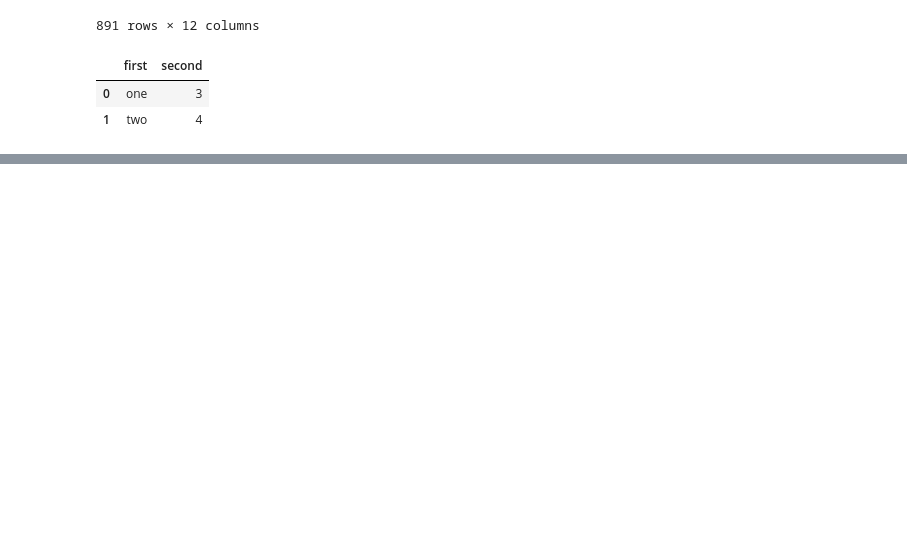
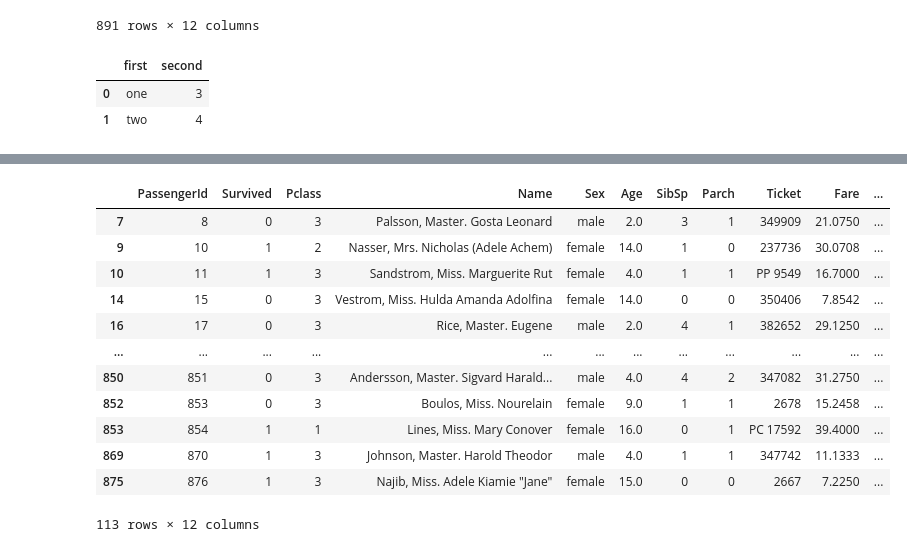
Before and after one commit to ns-m/data_analysis, a Jupyter notebook: Pandas_tutorial.ipynb, the cells around one changed output, grey strips where cells are left out. Saved outputs shown, nothing was run; the diff lists cells and outputs as text; code cells hidden in the pictures; blank space fills up the shorter version.

```diff
--- a/Pandas_tutorial.ipynb
+++ b/Pandas_tutorial.ipynb
@@ -34,0 +172,16 @@ df2
+# %%
+df[df['Age'] < 18]
+# %% [output]
+|  | PassengerId | Survived | Pclass | Name | Sex | Age | SibSp | Parch | Ticket | Fare | ... |
+| 7 | 8 | 0 | 3 | Palsson, Master. Gosta Leonard | male | 2.0 | 3 | 1 | 349909 | 21.0750 | ... |
+| 9 | 10 | 1 | 2 | Nasser, Mrs. Nicholas (Adele Achem) | female | 14.0 | 1 | 0 | 237736 | 30.0708 | ... |
+| 10 | 11 | 1 | 3 | Sandstrom, Miss. Marguerite Rut | female | 4.0 | 1 | 1 | PP 9549 | 16.7000 | ... |
+| 14 | 15 | 0 | 3 | Vestrom, Miss. Hulda Amanda Adolfina | female | 14.0 | 0 | 0 | 350406 | 7.8542 | ... |
+| 16 | 17 | 0 | 3 | Rice, Master. Eugene | male | 2.0 | 4 | 1 | 382652 | 29.1250 | ... |
+| ... | ... | ... | ... | ... | ... | ... | ... | ... | ... | ... | ... |
+| 850 | 851 | 0 | 3 | Andersson, Master. Sigvard Harald... | male | 4.0 | 4 | 2 | 347082 | 31.2750 | ... |
+| 852 | 853 | 0 | 3 | Boulos, Miss. Nourelain | female | 9.0 | 1 | 1 | 2678 | 15.2458 | ... |
+| 853 | 854 | 1 | 1 | Lines, Miss. Mary Conover | female | 16.0 | 0 | 1 | PC 17592 | 39.4000 | ... |
+| 869 | 870 | 1 | 3 | Johnson, Master. Harold Theodor | male | 4.0 | 1 | 1 | 347742 | 11.1333 | ... |
+| 875 | 876 | 1 | 3 | Najib, Miss. Adele Kiamie "Jane" | female | 15.0 | 0 | 0 | 2667 | 7.2250 | ... |
+113 rows × 12 columns
```
Also changed, not shown: parts of 17 cells of this notebook.
